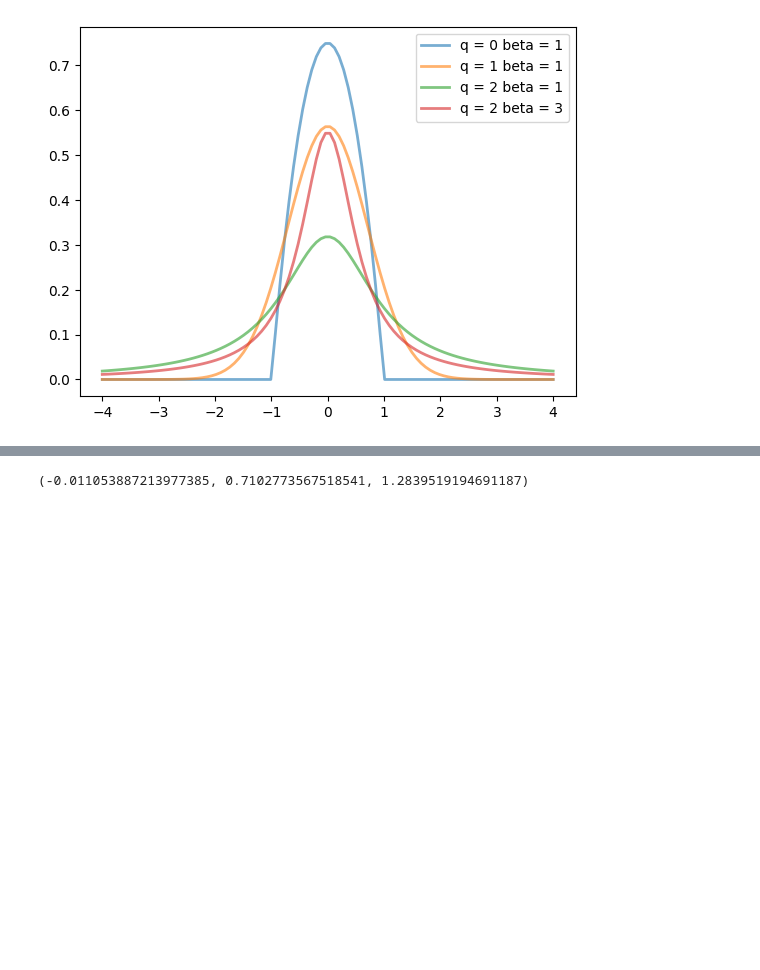
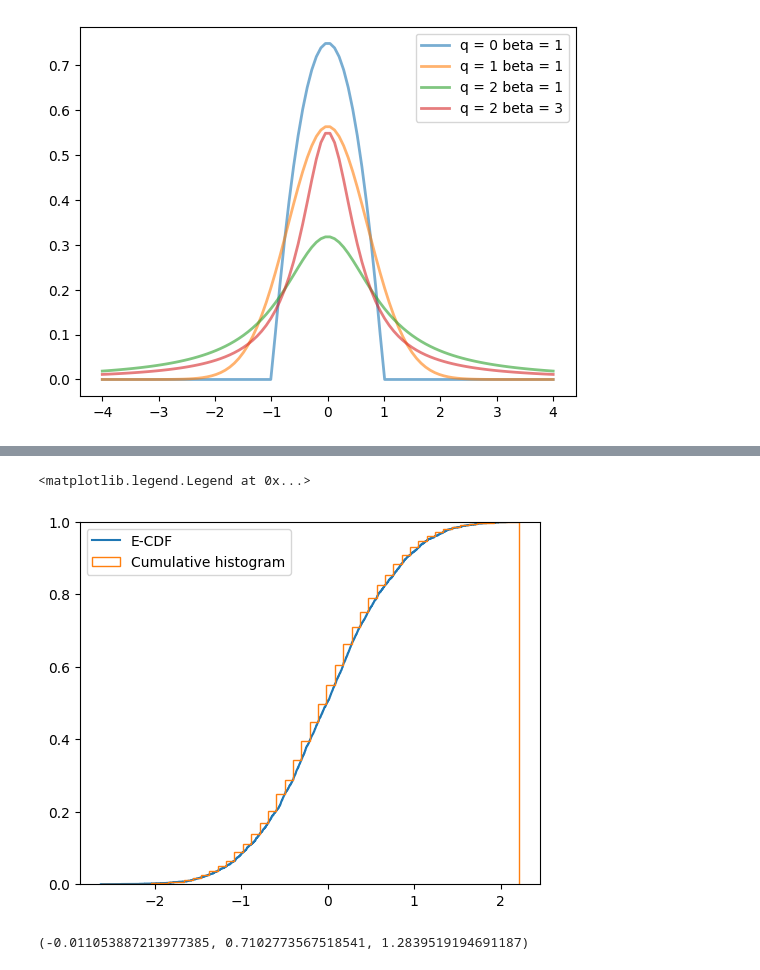
Before and after one commit to kevingivens/tsallis_stats, a Jupyter notebook: demos/demo.ipynb, the cells around one changed output, grey strips where cells are left out. Saved outputs shown, nothing was run; the diff lists cells and outputs as text; code cells hidden in the pictures; blank space fills up the shorter version.

```diff
--- a/demos/demo.ipynb
+++ b/demos/demo.ipynb
@@ -108,3 +118,15 @@ plt.show()
+# %%
+fig = plt.figure(figsize=(5, 4), layout="constrained")
+ax = fig.subplots(1, 1)
+n_bins = 50
+# Cumulative distributions.
+ax.ecdf(r, label="E-CDF")
+n, bins, patches = ax.hist(r, n_bins, density=True, histtype="step", cumulative=True, label="Cumulative histogram")
+x = np.linspace(r.min(), r.max())
+ax.legend()
+# %% [output]
+<matplotlib.legend.Legend at 0x...>
+[figure, added]
 # %%
 mean, var, skew, kurt = q_gaussian.stats(q, beta, moments='mvsk')
 rvs = q_gaussian.rvs(q, beta, size=10000)
```
Also changed, not shown: parts of 2 cells of this notebook.
